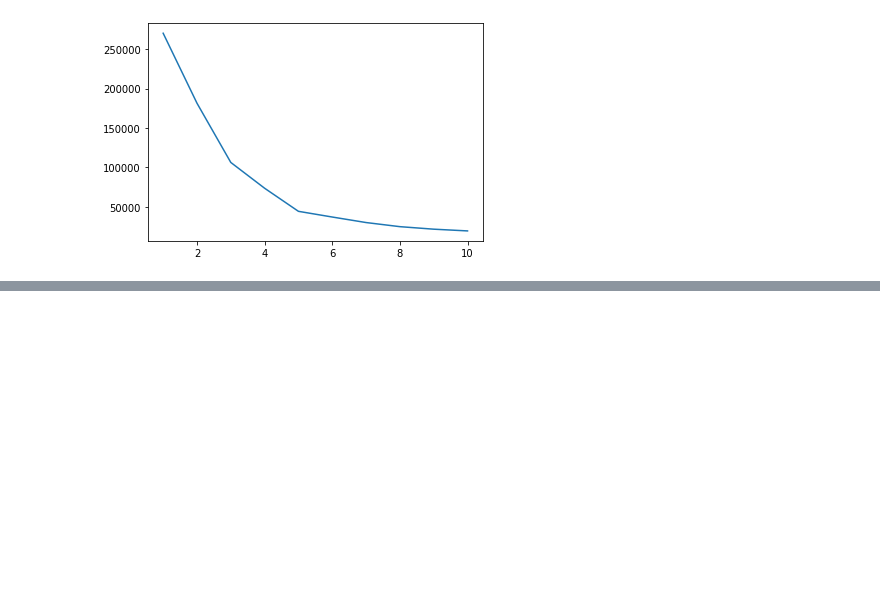
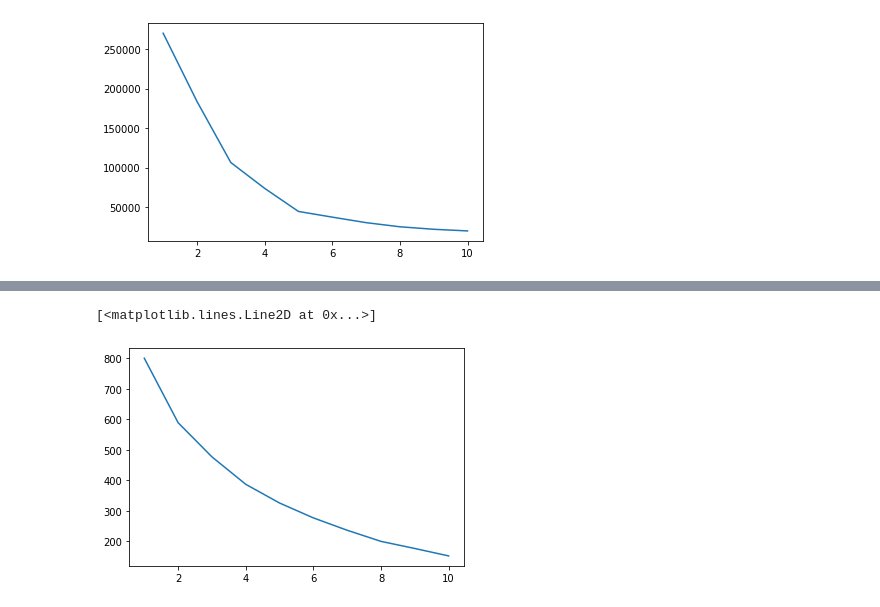
Before and after one commit to bdfd/Portfolio_Project_02-Customer_Segmentation, a Jupyter notebook: Shopping_Customer_Segmentation.ipynb, the cells around one changed output, grey strips where cells are left out. Cells and saved outputs as stored; diff of their text form; code cells hidden in the pictures; blank space fills up the shorter version.

```diff
--- a/Shopping_Customer_Segmentation.ipynb
+++ b/Shopping_Customer_Segmentation.ipynb
@@ -285,0 +307,2 @@ pd.crosstab(df3['Spending & Income Cluster'],df3['Gender'])
+# %%
+scale = StandardScaler()
@@ -285,0 +318,3 @@ pd.crosstab(df3['Spending & Income Cluster'],df3['Gender'])
+# %%
+df4=pd.get_dummies(df3,drop_first = True)
+df4.head()
@@ -285,0 +328,3 @@ pd.crosstab(df3['Spending & Income Cluster'],df3['Gender'])
+# %%
+df5 = df4.drop(columns=['CustomerID','Income Cluster','Spending & Income Cluster'])
+df5.columns.tolist()
@@ -285,0 +342,4 @@ pd.crosstab(df3['Spending & Income Cluster'],df3['Gender'])
+# %%
+df5 = scale.fit_transform(df5)
+df5 = pd.DataFrame(scale.fit_transform(df5))
+df5.head()
@@ -285,0 +353,11 @@ pd.crosstab(df3['Spending & Income Cluster'],df3['Gender'])
+# %%
+inertia_scores3=[]
+for i in range(1,11):
+  kmeans3 = KMeans(n_clusters=i)
+  kmeans3.fit(df5)
+  inertia_scores3.append(kmeans3.inertia_)
+inertia_scores3
+plt.plot(range(1,11),inertia_scores3)
+# %% [output]
+[<matplotlib.lines.Line2D at 0x...>]
+[figure, added]
```
Also changed, not shown: parts of 22 cells of this notebook.
